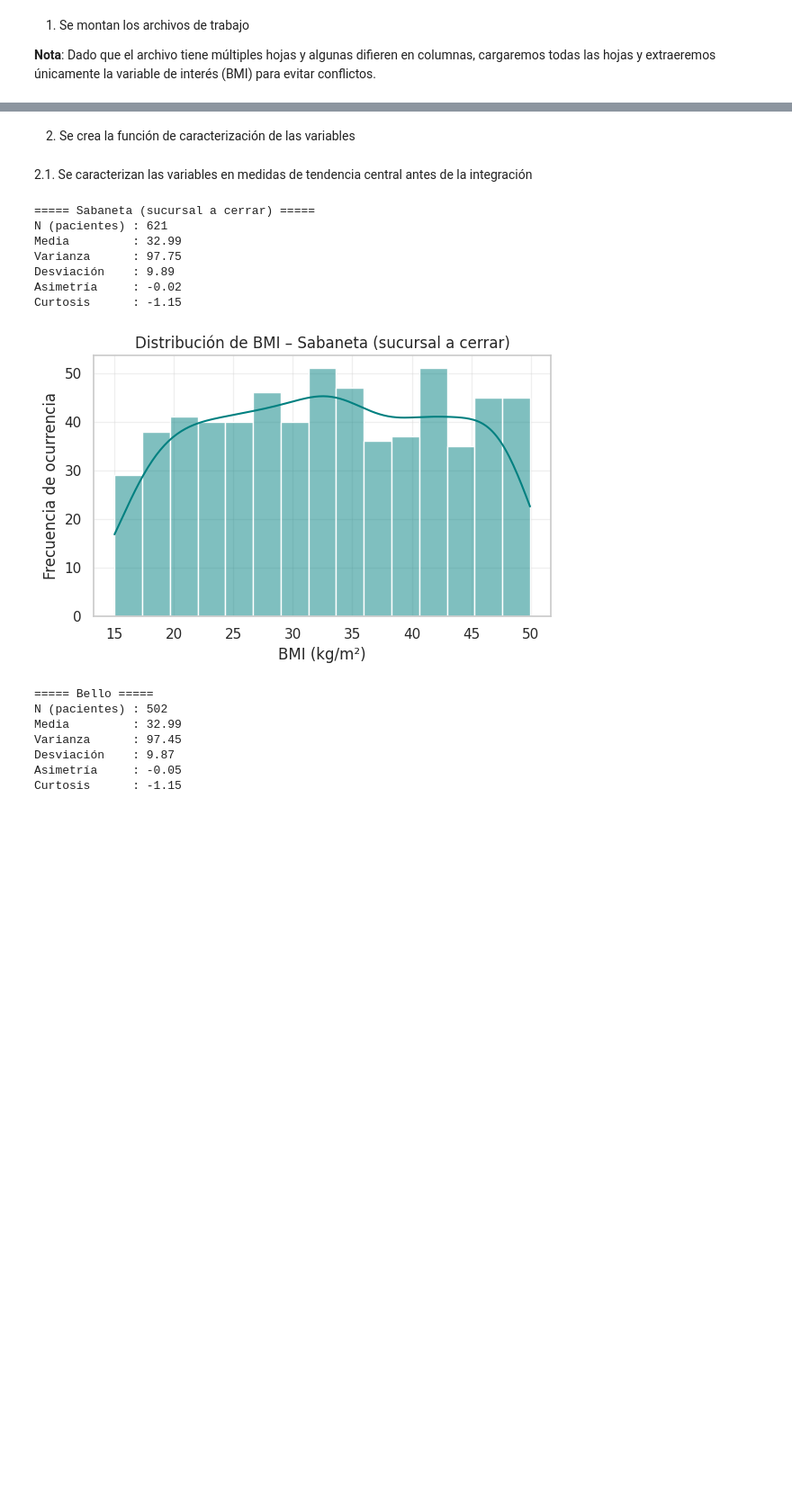
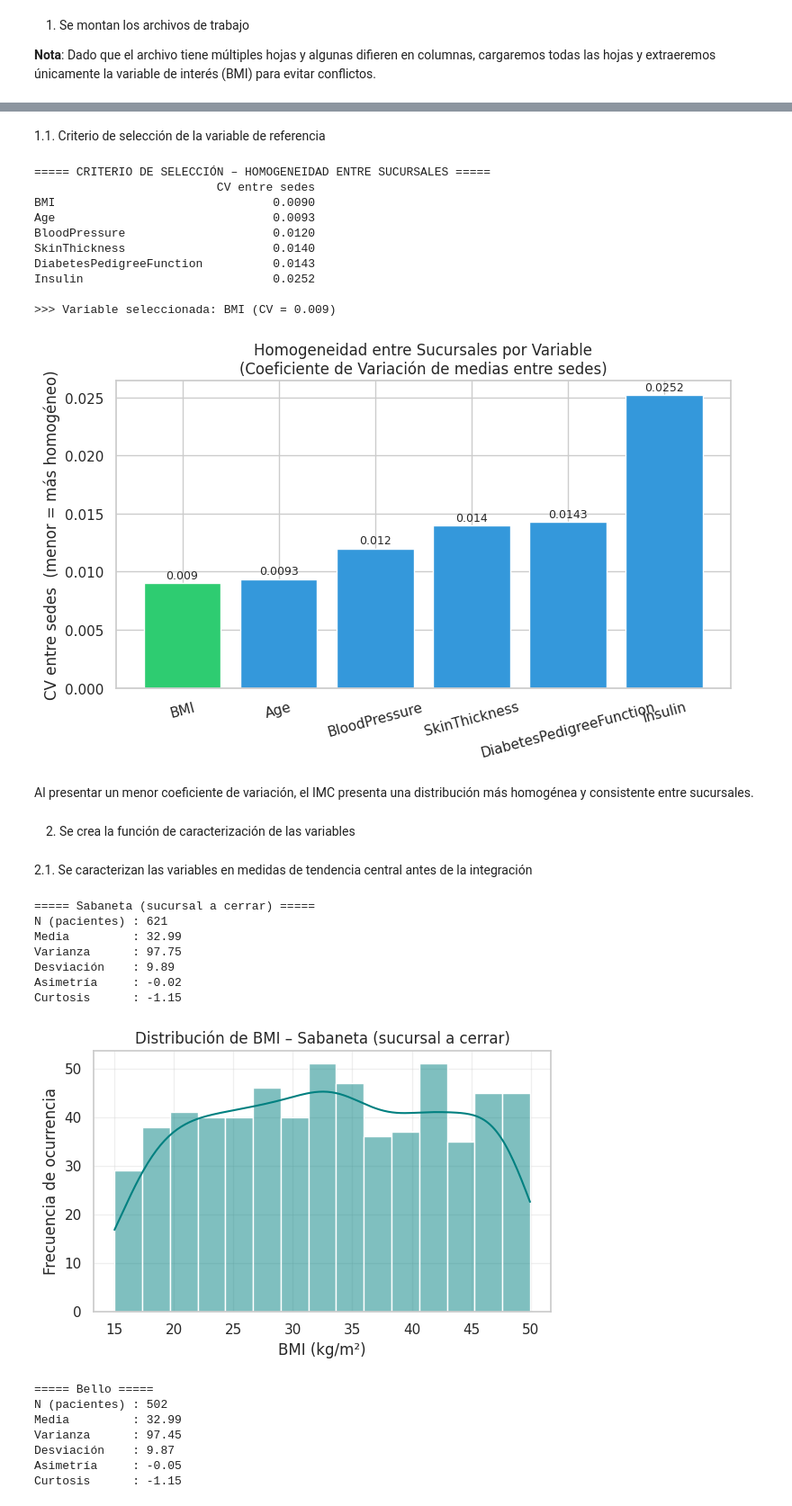
Before and after one commit to Sebas-Atehortua/Integracion-de-Datos-y-Prospectiva, a Jupyter notebook: Integración_DB_EPS.ipynb, the cells around one changed output, grey strips where cells are left out. Shown at 90% size. Cells and saved outputs as stored; diff of their text form; code cells hidden in the pictures; blank space fills up the shorter version.

```diff
--- a/Integración_DB_EPS.ipynb
+++ b/Integración_DB_EPS.ipynb
@@ -54,3 +66,53 @@ sabaneta_bmi = datos_sucursales['Sabaneta']
+# %% [markdown]
+1.1. Criterio de selección de la variable de referencia
+# %%
+vars_comunes   = ['BloodPressure', 'SkinThickness', 'Insulin',
+                  'BMI', 'DiabetesPedigreeFunction', 'Age']
+bd_map_completo = {h: pd.read_excel(db, sheet_name=h)
+                   for h in datos_sucursales}
+
+resumen_cv = {}
+for var in vars_comunes:
+    medias = [bd_map_completo[h][var].mean() for h in bd_map_completo]
+    resumen_cv[var] = round(np.std(medias) / np.mean(medias), 6)
+
+df_cv = pd.DataFrame.from_dict(resumen_cv, orient='index',
+                                columns=['CV entre sedes']).sort_values('CV entre sedes')
+print("\n===== CRITERIO DE SELECCIÓN – HOMOGENEIDAD ENTRE SUCURSALES =====")
+print(df_cv.to_string())
+
+variable_ref = df_cv['CV entre sedes'].idxmin()
+print(f"\n>>> Variable seleccionada: {variable_ref} "
+      f"(CV = {df_cv.loc[variable_ref, 'CV entre sedes']})")
+
+plt.figure(figsize=(8, 5))
+colores = ['#2ecc71' if v == variable_ref else '#3498db' for v in df_cv.index]
+bars = plt.bar(df_cv.index, df_cv['CV entre sedes'],
+               color=colores, edgecolor='white')
+plt.title("Homogeneidad entre Sucursales por Variable\n"
+          "(Coeficiente de Variación de medias entre sedes)")
+plt.ylabel("CV entre sedes  (menor = más homogéneo)")
+plt.xticks(rotation=15)
+for bar, val in zip(bars, df_cv['CV entre sedes']):
+    plt.text(bar.get_x() + bar.get_width()/2,
+             bar.get_height() + 0.0002,
+             f'{round(val, 4)}', ha='center', va='bottom', fontsize=9)
+plt.tight_layout()
+plt.show()
+# %% [output]
+===== CRITERIO DE SELECCIÓN – HOMOGENEIDAD ENTRE SUCURSALES =====
+                          CV entre sedes
+BMI                               0.0090
+Age                               0.0093
+BloodPressure                     0.0120
+SkinThickness                     0.0140
+DiabetesPedigreeFunction          0.0143
+Insulin                           0.0252
+
+>>> Variable seleccionada: BMI (CV = 0.009)
+[figure, added]
+# %% [markdown]
+Al presentar un menor coeficiente de variación, el IMC presenta una distribución más homogénea y consistente entre sucursales.
 # %% [markdown]
 2. Se crea la función de caracterización de las variables
 # %%
```
Also changed, not shown: parts of 13 cells of this notebook.
